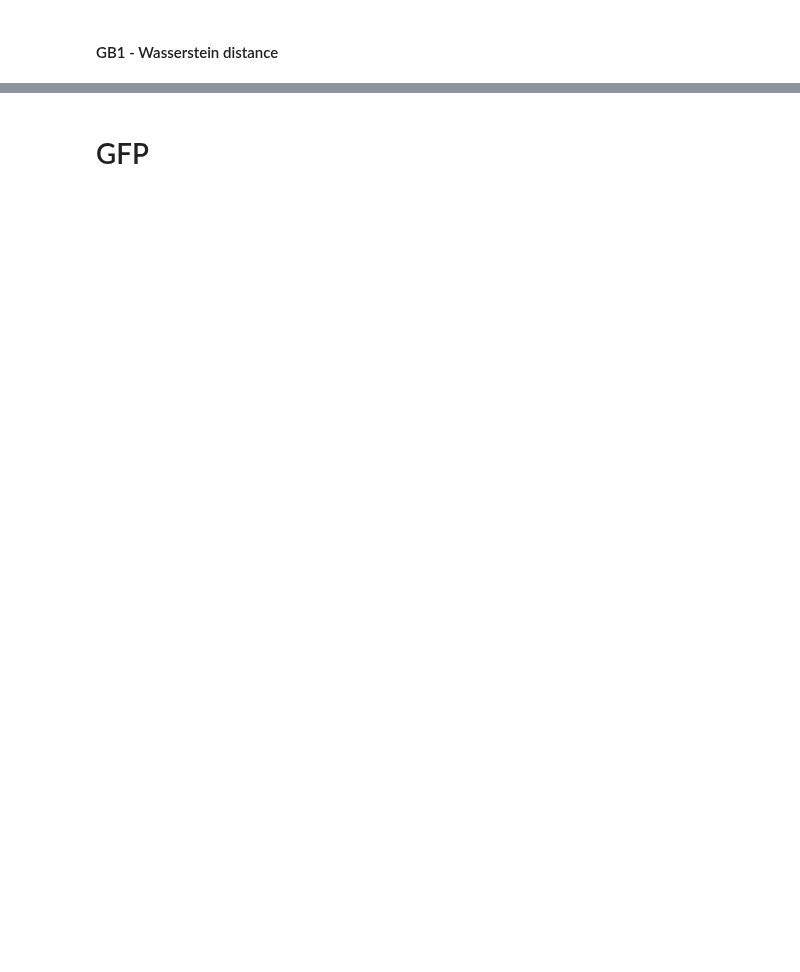
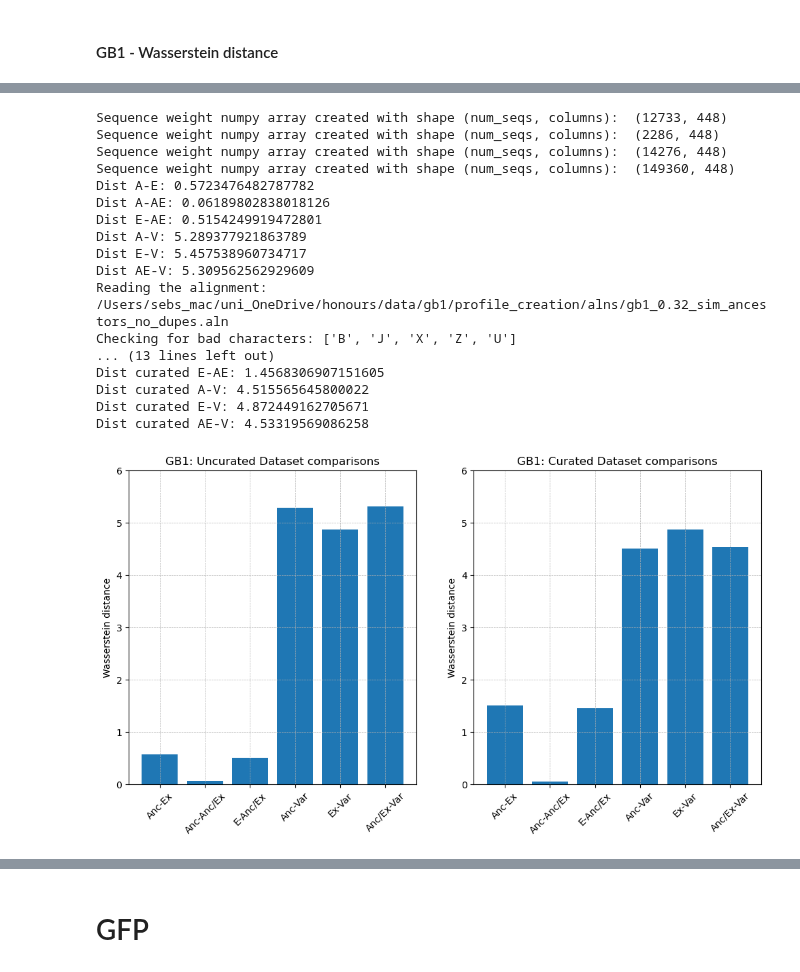
Before and after one commit to SebPorras/MAP_VAE, a Jupyter notebook: notebooks/ancestors_vs_extants.ipynb, the cells around one changed output, grey strips where cells are left out. Drawn from its saved outputs; the diff is of its cells as text; code cells hidden in the pictures; blank space fills up the shorter version.

```diff
--- a/notebooks/ancestors_vs_extants.ipynb
+++ b/notebooks/ancestors_vs_extants.ipynb
@@ -346,0 +205,78 @@ plt.show()
+# %%
+
+
+################ UNCURATED ##############
+path = "/Users/sebs_mac/uni_OneDrive/honours/data/gb1/alns/"
+wd_a_to_e, wd_a_to_ae, wd_e_to_ae, wd_a_to_v, wd_curated_e_to_v, wd_ae_to_v = calc_column_wasserstein_distances(
+    ancestors= path + "gb1_ancestors_no_dupes.pkl",
+    extants= path + "gb1_extants_no_dupes.pkl",
+    ancestors_extants= path + "gb1_ancestors_extants_no_dupes.pkl",
+    variants="/Users/sebs_mac/git_repos/dms_data/DMS_ProteinGym_substitutions/SPG1_STRSG_Wu_2016.csv")
+
+print(f"Dist A-E: {np.mean(wd_a_to_e)}")
+print(f"Dist A-AE: {np.mean(wd_a_to_ae)}")
+print(f"Dist E-AE: {np.mean(wd_e_to_ae)}")
+
+print(f"Dist A-V: {np.mean(wd_a_to_v)}")
+print(f"Dist E-V: {np.mean(wd_curated_e_to_v)}")
+print(f"Dist AE-V: {np.mean(wd_ae_to_v)}")
+
+
+
+
+################### CURATED ANCESTORS & EXTANTS ##################
+
+path = "/Users/sebs_mac/uni_OneDrive/honours/data/gb1/profile_creation/alns/"
+wd_curated_a_to_curated_e, wd_curated_a_to_curated_ae, wd_curated_e_to_curated_ae, wd_curated_a_to_v, wd_curated_e_to_v, wd_curated_ae_to_v = calc_column_wasserstein_distances(
+    ancestors= path + "gb1_0.32_sim_ancestors_no_dupes.aln",
+    extants= path + "gb1_0.32_sim_extants_no_dupes.aln",
+    ancestors_extants= path + "gb1_0.32_sim_ancestors_0.32_sim_extants_no_dupes.aln",
+    variants="/Users/sebs_mac/git_repos/dms_data/DMS_ProteinGym_substitutions/SPG1_STRSG_Wu_2016.csv")
+
+print(f"Dist curated A-E: {np.mean(wd_curated_a_to_curated_e)}")
+print(f"Dist curated A-AE: {np.mean(wd_curated_a_to_curated_ae)}")
+print(f"Dist curated E-AE: {np.mean(wd_curated_e_to_curated_ae)}")
+
+print(f"Dist curated A-V: {np.mean(wd_curated_a_to_v)}")
+print(f"Dist curated E-V: {np.mean(wd_curated_e_to_v)}")
+print(f"Dist curated AE-V: {np.mean(wd_curated_ae_to_v)}")
+
+
+fig, (ax1, ax2) = plt.subplots(1, 2, figsize=(12, 6))
+
+ax1.bar(np.arange(6), [np.mean(wd_a_to_e), np.mean(wd_a_to_ae), np.mean(wd_e_to_ae), np.mean(wd_a_to_v), np.mean(wd_curated_e_to_v), np.mean(wd_ae_to_v)])
+ax1.set_title("GB1: Uncurated Dataset comparisons")
+ax1.set_ylabel("Wasserstein distance")
+ax1.set_xticks(ticks=np.arange(6), labels=["Anc-Ex", "Anc-Anc/Ex", "E-Anc/Ex", "Anc-Var", "Ex-Var", "Anc/Ex-Var"], rotation=45)
+ax1.set_ylim(0,6)
+ax1.grid(True, which='both', axis='both', linestyle='--', linewidth=0.5)
+
+
+ax2.bar(np.arange(6), [np.mean(wd_curated_a_to_curated_e), np.mean(wd_curated_a_to_curated_ae), np.mean(wd_curated_e_to_curated_ae), np.mean(wd_curated_a_to_v), np.mean(wd_curated_e_to_v), np.mean(wd_curated_ae_to_v)])
+ax2.set_title("GB1: Curated Dataset comparisons")
+ax2.set_ylabel("Wasserstein distance")
+ax2.set_xticks(ticks=np.arange(6), labels=["Anc-Ex", "Anc-Anc/Ex", "E-Anc/Ex", "Anc-Var", "Ex-Var", "Anc/Ex-Var"], rotation=45)
+ax2.set_ylim(0,6)
+ax2.grid(True, which='both', axis='both', linestyle='--', linewidth=0.5)
+
+
+plt.show()
+# %% [output]
+Sequence weight numpy array created with shape (num_seqs, columns):  (12733, 448)
+Sequence weight numpy array created with shape (num_seqs, columns):  (2286, 448)
+Sequence weight numpy array created with shape (num_seqs, columns):  (14276, 448)
+Sequence weight numpy array created with shape (num_seqs, columns):  (149360, 448)
+Dist A-E: 0.5723476482787782
+Dist A-AE: 0.06189802838018126
+Dist E-AE: 0.5154249919472801
+Dist A-V: 5.289377921863789
+Dist E-V: 5.457538960734717
+Dist AE-V: 5.309562562929609
+Reading the alignment: /Users/sebs_mac/uni_OneDrive/honours/data/gb1/profile_creation/alns/gb1_0.32_sim_ancestors_no_dupes.aln
+Checking for bad characters: ['B', 'J', 'X', 'Z', 'U']
+... (13 lines left out)
+Dist curated E-AE: 1.4568306907151605
+Dist curated A-V: 4.515565645800022
+Dist curated E-V: 4.872449162705671
+Dist curated AE-V: 4.53319569086258
+[figure, added]
```
Also changed, not shown: parts of 41 cells of this notebook, 4 other files.
